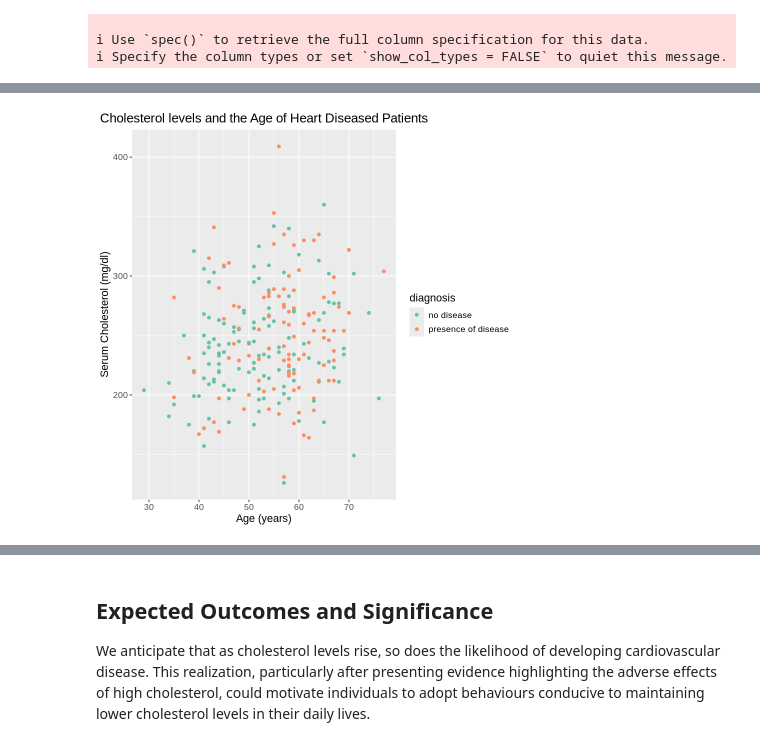
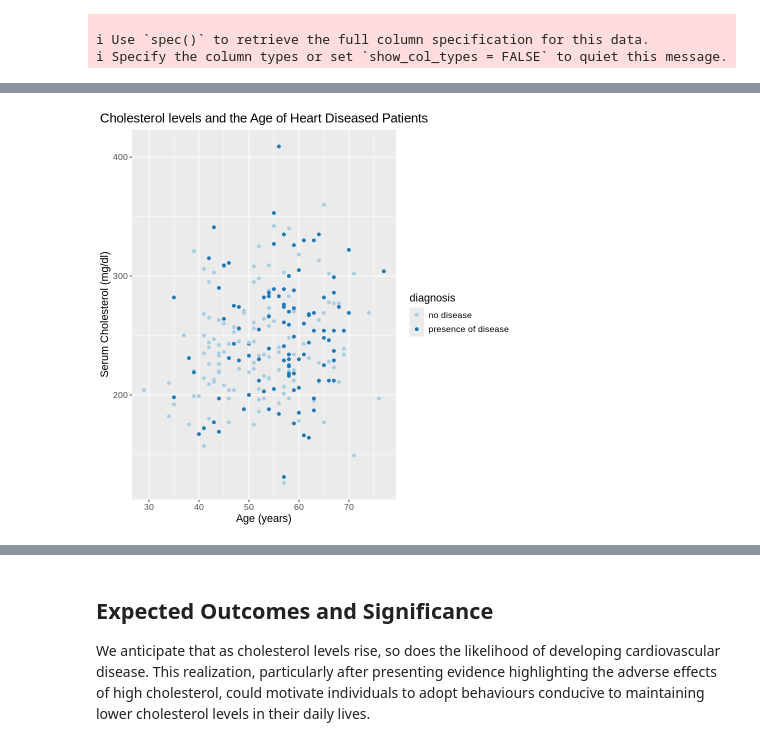
Before and after one commit to matthewzizek/dsci-100-project, a Jupyter notebook: GroupProjectReport.ipynb, the cells around one changed output, grey strips where cells are left out. Saved outputs shown, nothing was run; the diff lists cells and outputs as text; code cells hidden in the pictures.

Commit message:
Changed to graph colours and added figure caption

```diff
--- a/GroupProjectReport.ipynb
+++ b/GroupProjectReport.ipynb
@@ -117,14 +127,14 @@ A tibble: 225 × 3
 # %%
 #Creating a scatter plot using training data
 cleveland_plot <- cleveland2 |>
                     ggplot(aes(x = age, y = chol, color = as_factor(diag))) +
                     geom_point() +
                     labs(x = "Age (years)", y = "Serum Cholesterol (mg/dl)",
                          title = "Cholesterol levels and the Age of Heart Diseased Patients",
                         color = "diagnosis") +
                     theme(text = element_text(size = 13)) +
                     theme(plot.title=element_text(hjust = 0.5)) +
-                    scale_color_brewer(palette = "Set2")
+                    scale_color_brewer(palette = "Paired")
 cleveland_plot
 # %% [output]
-[figure, old version]
+[figure, new version]
```
Also changed, not shown: parts of 4 cells of this notebook.
